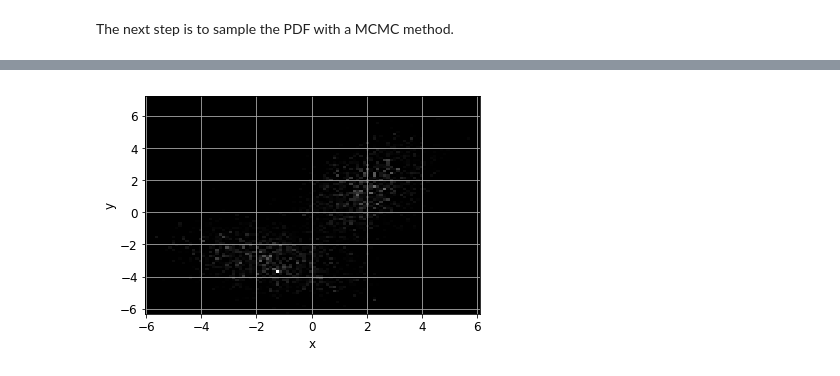
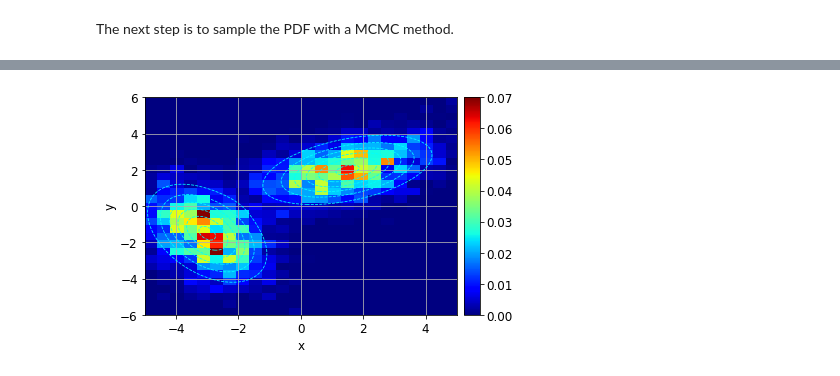
Before and after one commit to arustamm/pythonSolver, a Jupyter notebook: GenericSolver/notebooks/MCMC.ipynb, the cells around one changed output, grey strips where cells are left out. Drawn from its saved outputs; the diff is of its cells as text; code cells hidden in the pictures.

Commit message:
Tested MCMC first version

```diff
--- a/GenericSolver/notebooks/MCMC.ipynb
+++ b/GenericSolver/notebooks/MCMC.ipynb
@@ -106,24 +105,24 @@ Let's now perform an extensive search, which will help us understand how the sam
 # %%
 #Computing the objective function for plotting
 x_samples = np.linspace(-5.,5.,1000)
-y_samples = np.linspace(-6.,6.,1000)
-pdf_gauss = Vec.vectorIC(np.zeros((len(x_samples),len(y_samples))))
+y_samples = np.linspace(-6.,6.,1100)
+pdf_gauss = Vec.vectorIC(np.zeros((len(y_samples),len(x_samples))))
 pdf_gaussNp = pdf_gauss.getNdArray()
 sample_point = Vec.vectorIC(np.array((0.0,0.0)))
 sample_pointNp = sample_point.getNdArray()
-for ix,x_value in enumerate(x_samples):
-	for iy,y_value in enumerate(y_samples):
-		sample_pointNp[0] = x_value
-		sample_pointNp[1] = y_value
-		pdf_gaussNp[ix,iy]=pdf_gauss_prb.get_obj(sample_point)
+for iy,y_value in enumerate(y_samples):
+	for ix,x_value in enumerate(x_samples):
+		sample_pointNp[0] = y_value
+		sample_pointNp[1] = x_value
+		pdf_gaussNp[iy,ix]=pdf_gauss_prb.get_obj(sample_point)
 # %%
 fig,ax=plt.subplots()
-im=plt.imshow(pdf_gaussNp.T,cmap='jet',vmin=0.0,vmax=0.07,extent=[-5.,5.,6.,-6.0])
+im=plt.imshow(np.flip(pdf_gaussNp,axis=0),cmap='jet',vmin=0.0,vmax=0.07,extent=[-5.,5.,-6.,6.0])
 plt.xlabel("x")
 plt.ylabel("y")
 plt.grid()
-cs = plt.contour(np.flip(pdf_gaussNp.T,axis=0),levels=[0.01,0.02,0.03,0.04,0.05,0.06],extent=[-5.,5.,6.,-6.0],
-                 colors="white",linewidths=(0.8,),linestyles=('--'))
+cs = plt.contour(x_samples,y_samples,pdf_gaussNp,levels=[0.01,0.02,0.03,0.04,0.05,0.06],
+                 colors="black",linewidths=(0.8,),linestyles=('--'))
 divider = make_axes_locatable(ax)
 cax = divider.append_axes("right", size="5%", pad=0.1)
 plt.colorbar(im, cax=cax)
@@ -133,6 +132,6 @@ ax.set_aspect('auto')
 # %% [markdown]
 The next step is to sample the PDF with a MCMC method.
 # %%
-MCMCsampler = MCMC(nsamples=10000, prop_distr="Uni", max_step=5.0)
+MCMCsampler = MCMC(nsamples=20000, prop_distr="Uni", max_step=5.0)
 MCMCsampler.setDefaults(save_obj=True, save_model=True)
-MCMCsampler.run(prblm, verbose=True)
+MCMCsampler.run(pdf_gauss_prb, verbose=False)
@@ -157,17 +138,20 @@ sample number = 03771, obj = 4.18362e-03, resnorm = 4.18e-03, feval = 59862, acc
 # %%
 #Converting sampled points to arrays for plotting
-x_smpld=[MCMCsampler.model[iter].getNdArray()[0] for iter in range(len(MCMCsampler.model))]
-y_smpld=[MCMCsampler.model[iter].getNdArray()[1] for iter in range(len(MCMCsampler.model))]
+burn_samples=500
+MCMC_samples=np.array([MCMCsampler.model[iter].getNdArray() for iter in range(burn_samples, len(MCMCsampler.model))], copy=False)
 # %%
 fig,ax=plt.subplots()
-burn_samples=500
-x=x_smpld[burn_samples:]
-y=y_smpld[burn_samples:]
-plt.hist2d(x,y, bins=100)
+plt.hist2d(MCMC_samples[:,1],MCMC_samples[:,0], bins=[30,30], cmap='jet')
 plt.xlabel("x")
 plt.ylabel("y")
 plt.grid()
-# cs = plt.contour(np.flip(pdf_gaussNp,axis=0),levels=[0.01,0.02,0.03,0.04,0.05,0.06],extent=[-5.,5.,6.,-6.0],
-#                  colors="black",linewidths=(0.8,),linestyles=('--'))
+cs = plt.contour(x_samples,y_samples,pdf_gaussNp,levels=[0.01,0.02,0.03,0.04,0.05,0.06],
+                 colors="cyan",linewidths=(0.8,),linestyles=('--'))
+plt.xlim([-5,5])
+_=plt.ylim([-6,6])
+divider = make_axes_locatable(ax)
+cax = divider.append_axes("right", size="5%", pad=0.1)
+plt.colorbar(im, cax=cax)
+ax.set_aspect('auto')
 # %% [output]
-[figure, old version]
+[figure, new version]
```
Also changed, not shown: parts of 3 cells of this notebook.
